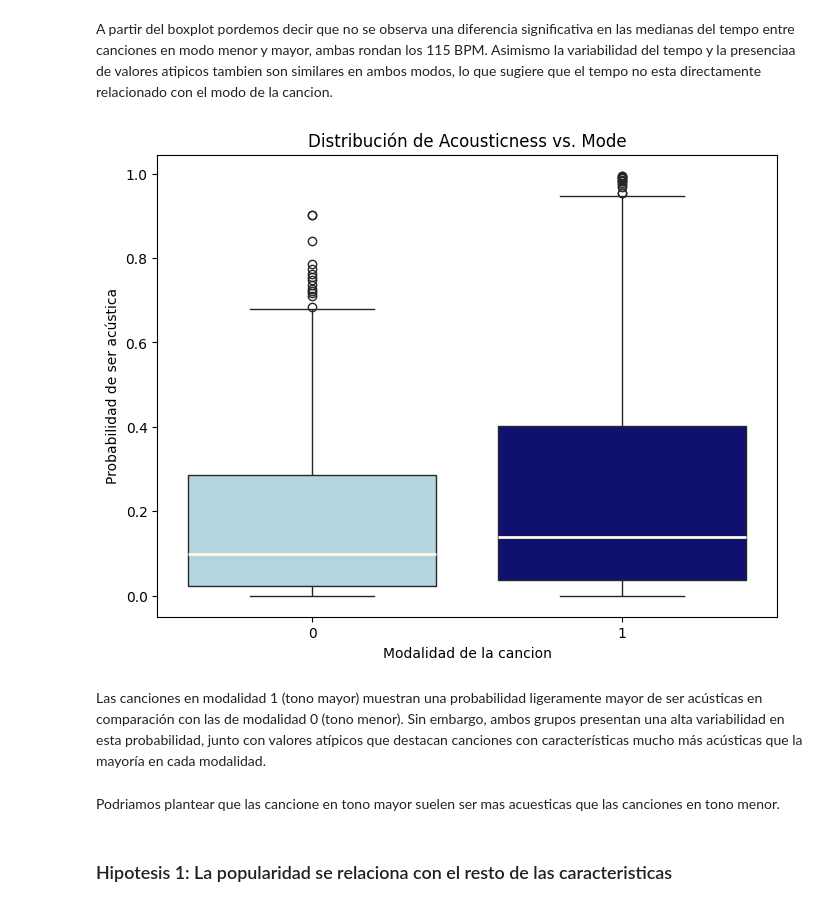
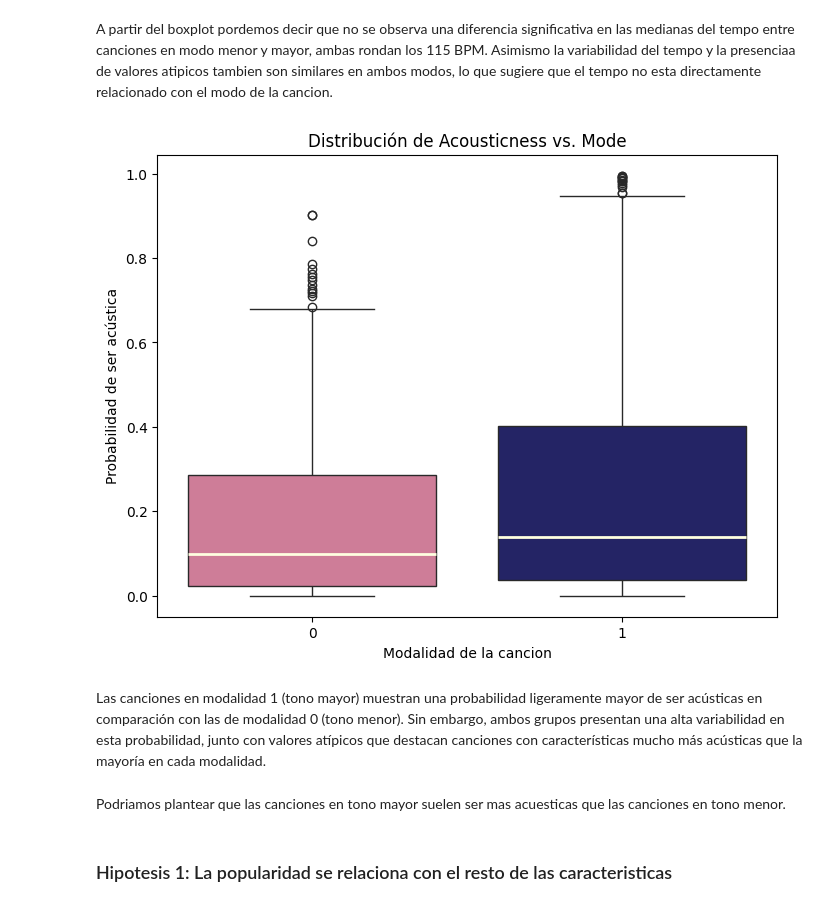
Before and after one commit to EmiliaRedolatti/TPE---Fundamento-de-la-Cs.-de-Datos, a Jupyter notebook: TPEspecial.ipynb, the cells around one changed output. Drawn from its saved outputs; the diff is of its cells as text; code cells hidden in the pictures.

```diff
--- a/TPEspecial.ipynb
+++ b/TPEspecial.ipynb
@@ -1085,31 +1096,31 @@ A partir del boxplot pordemos decir que no se observa una diferencia significati
 # %%
 import pandas as pd
 import seaborn as sns
 import matplotlib.pyplot as plt
 
 # Crear el boxplot con Seaborn
 plt.figure(figsize=(8, 6))
 
-colores = {0: "lightblue", 1: "navy"}
+colores = {0: "palevioletred", 1: "midnightblue"}
 
 sns.boxplot(x="Mode", y="Acousticness", data=dataset_covers_procesado, hue="Mode", palette=colores, legend=False,
             medianprops={"color": "lightyellow", "linewidth": 2})
 
 # Agregar etiquetas a los ejes
 plt.xlabel("Modalidad de la cancion")
 plt.ylabel("Probabilidad de ser acústica")
 
 # Agregar un título al gráfico
 plt.title("Distribución de Acousticness vs. Mode")
 
 # Mostrar el gráfico
 plt.show()
 # %% [output]
-[figure, old version]
+[figure, new version]
 # %% [markdown]
 Las canciones en modalidad 1 (tono mayor) muestran una probabilidad ligeramente mayor de ser acústicas en comparación con las de modalidad 0 (tono menor). Sin embargo, ambos grupos presentan una alta variabilidad en esta probabilidad, junto con valores atípicos que destacan canciones con características mucho más acústicas que la mayoría en cada modalidad.
 # %% [markdown]
-Podriamos plantear que las cancione en tono mayor suelen ser mas acuesticas que las canciones en tono menor.
+Podriamos plantear que las canciones en tono mayor suelen ser mas acuesticas que las canciones en tono menor.
 # %% [markdown]
 ### Hipotesis 1: La popularidad se relaciona con el resto de las caracteristicas
 # %% [markdown]
```
Also changed, not shown: parts of 41 cells of this notebook, 1 other file.
